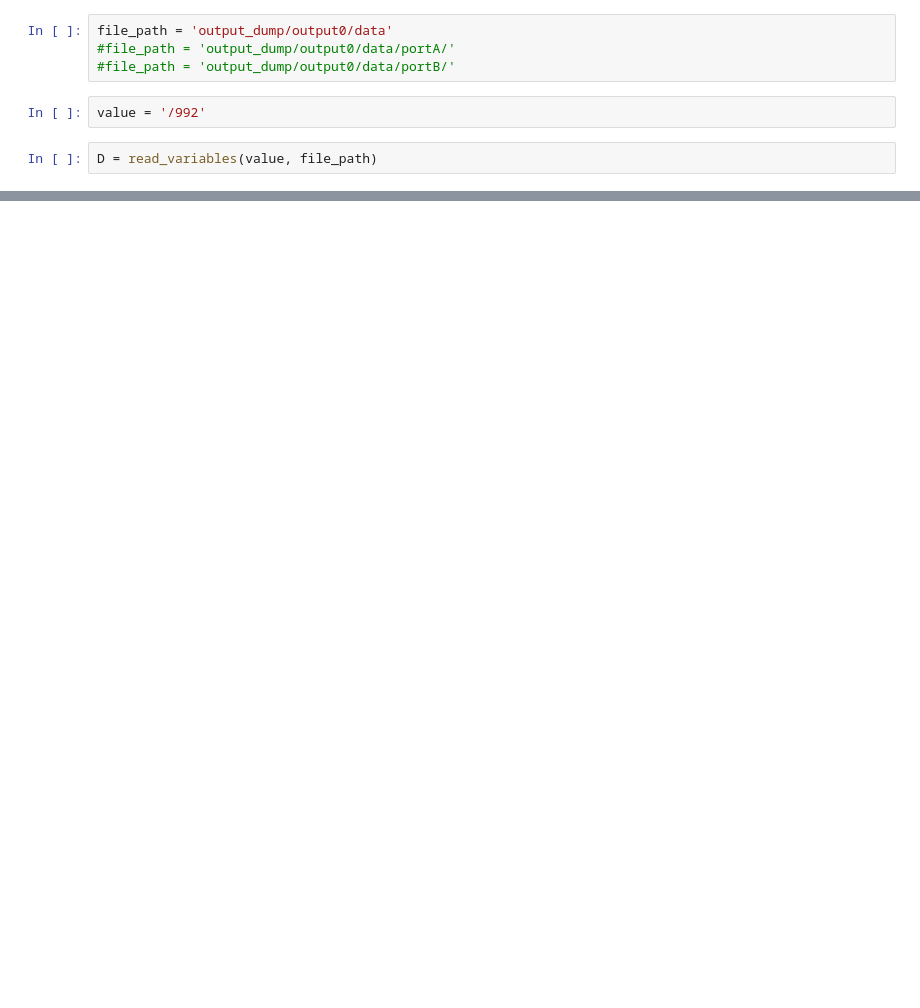
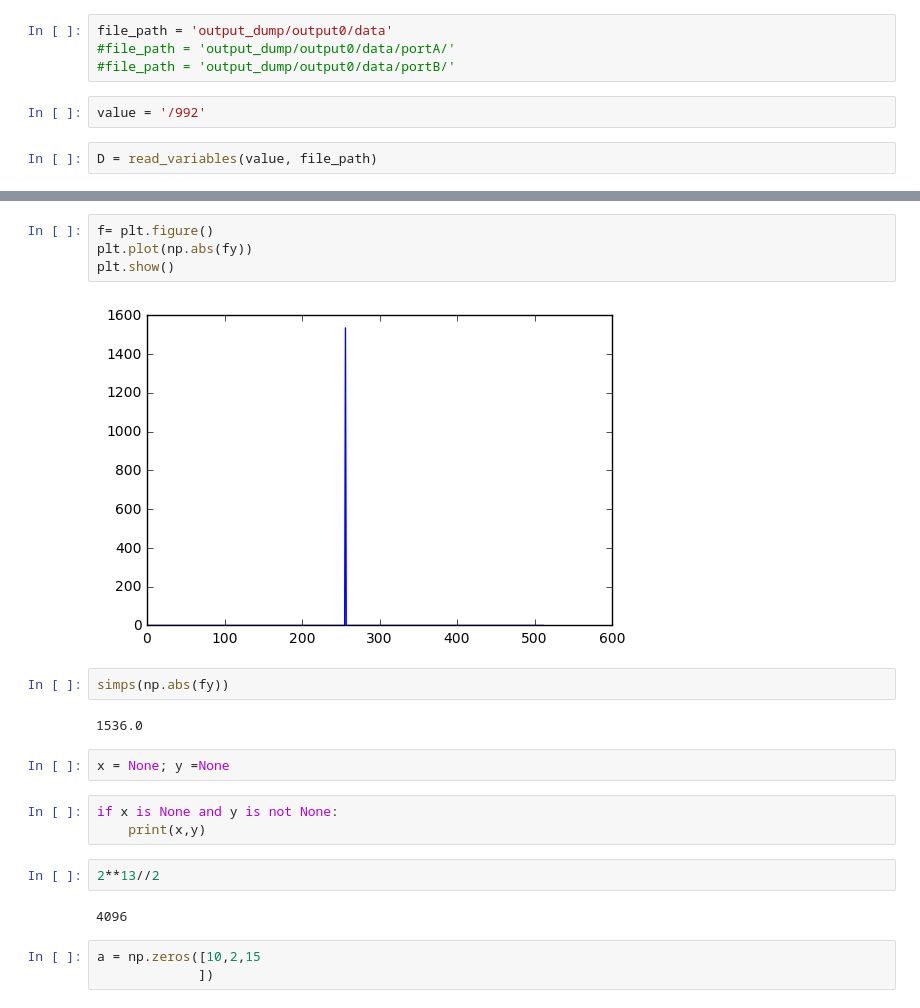
Before and after one commit to ibegleris/w-fopo, a Jupyter notebook: Post processing specific.ipynb, the cells around one changed output, grey strips where cells are left out. Drawn from its saved outputs; the diff is of its cells as text; blank space fills up the shorter version.

```diff
--- a/Post processing specific.ipynb
+++ b/Post processing specific.ipynb
@@ -50,0 +149,22 @@ plt.show()
+# %%
+f= plt.figure()
+plt.plot(np.abs(fy))
+plt.show()
+# %% [output]
+[figure, added]
+# %%
+simps(np.abs(fy))
+# %% [output]
+1536.0
+# %%
+x = None; y =None
+# %%
+if x is None and y is not None:
+    print(x,y)
+# %%
+2**13//2
+# %% [output]
+4096
+# %%
+a = np.zeros([10,2,15
+             ])
```
Also changed, not shown: parts of 64 cells of this notebook, 8 other files.
